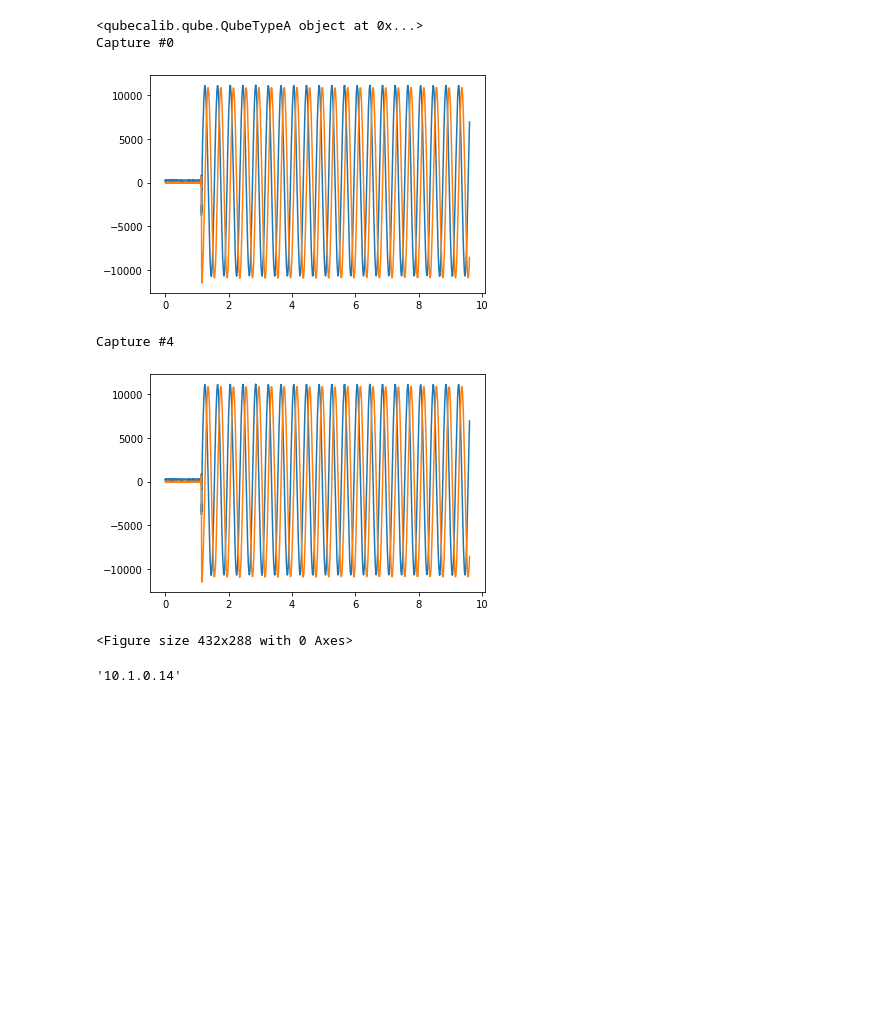
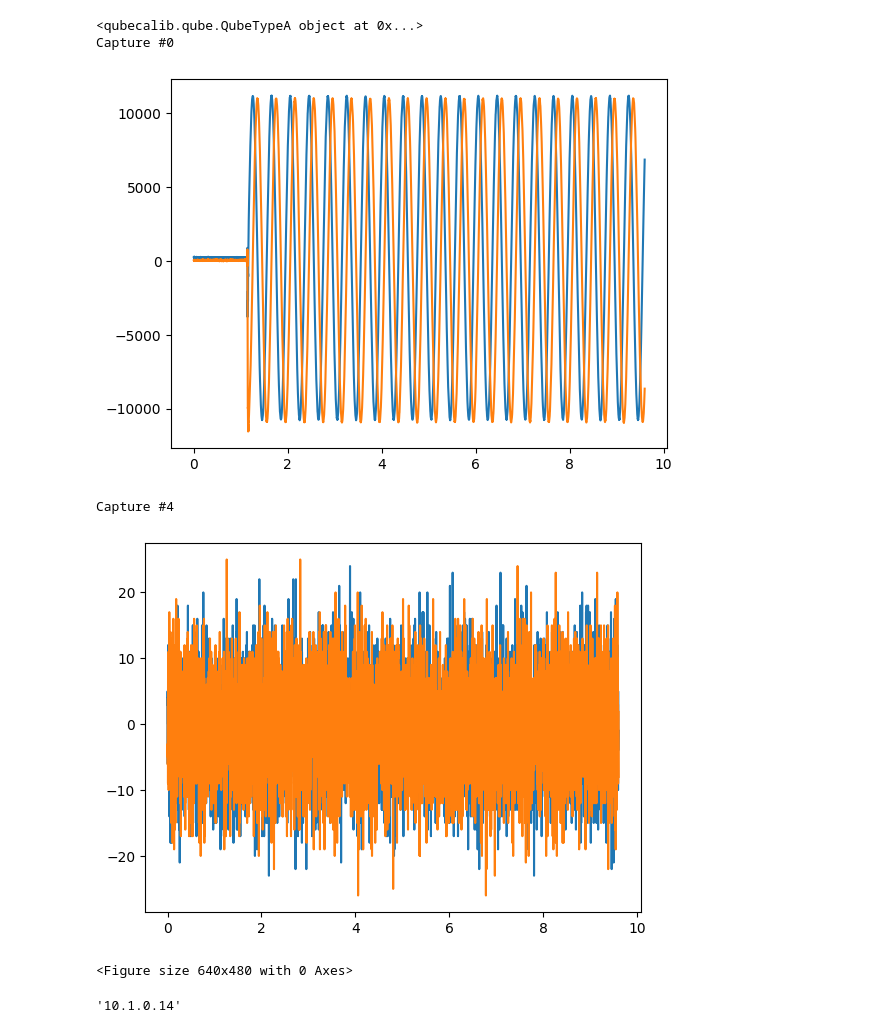
Before and after one commit to quel-inc/qube-jupyter-lab, a Jupyter notebook: SendRecvOrig.ipynb, the cells around one changed output. Cells and saved outputs as stored; diff of their text form; code cells hidden in the pictures; blank space fills up the shorter version.

```diff
--- a/SendRecvOrig.ipynb
+++ b/SendRecvOrig.ipynb
@@ -191,38 +191,38 @@ def main(awgs, capture_modules, ip_addr, use_labrad, server_ip_addr, num_wait_wo
         cap_ctrl.wait_for_capture_units_to_stop(timeout, *capture_units)
         # エラーチェック
         check_err(awg_ctrl, cap_ctrl, awgs, capture_units)
         # キャプチャデータ取得
         capture_unit_to_capture_data = get_capture_data(cap_ctrl, capture_units)
         # 波形保存
         awg_to_wave_data = {awg: wave_seq.all_samples(False) for awg, wave_seq in awg_to_wave_sequence.items()}
         if save_data:
             save_wave_data('awg', AwgCtrl.SAMPLING_RATE, awg_to_wave_data, save_dir)
             save_wave_data('capture', CaptureCtrl.SAMPLING_RATE, capture_unit_to_capture_data, save_dir)
         return capture_unit_to_capture_data
 
 awgs = AWG.all()
 capture_modules = CaptureModule.all()
 ret = main(awgs, capture_modules, qube.ipfpga, False, 'localhost', NUM_WAIT_VALUE, SAVE_DIR, TIME_OUT, False, False)
 
 %matplotlib inline
 import matplotlib.pyplot as plt
 
 for i in [0,4]:
     print('Capture #{}'.format(i))
     s = slice(0,-1)
-    a = np.array(ret[0])
+    a = np.array(ret[i])
     time = np.linspace(0, 1e+6 * a.shape[0] / CaptureCtrl.SAMPLING_RATE, a.shape[0], endpoint=False)
     plt.plot(time[s], a[s,0])
     plt.plot(time[s], a[s,1])
     plt.show()
     plt.clf()
 # %% [output]
 <qubecalib.qube.QubeTypeA object at 0x...>
 Capture #0
-[figure, old version]
+[figure, new version]
 Capture #4
-[figure, old version]
+[figure, new version]
-<Figure size 432x288 with 0 Axes>
+<Figure size 640x480 with 0 Axes>
 # %%
 qube.ipfpga
 # %% [output]
```
